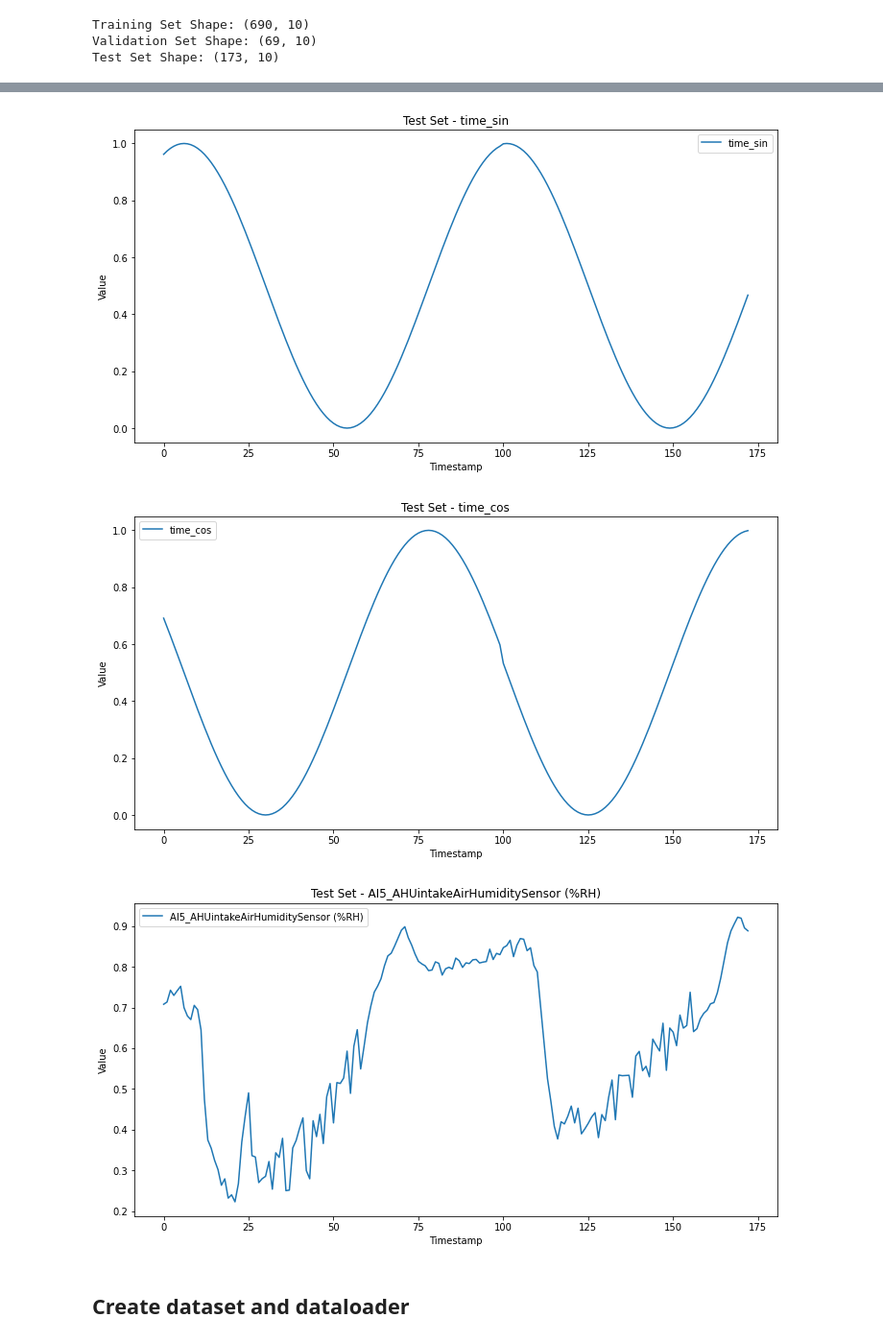
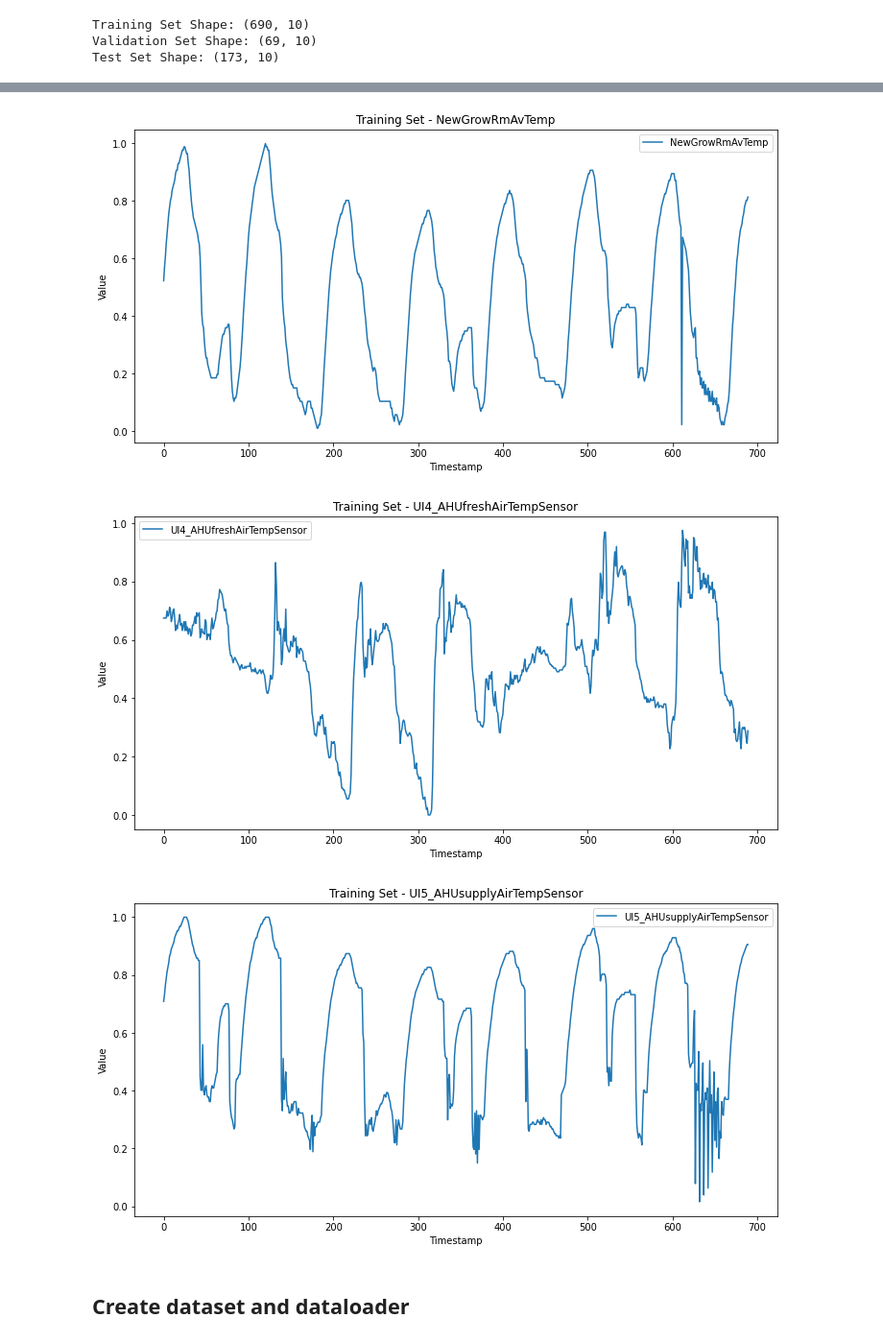
Before and after one commit to guodh321/Ventilation, a Jupyter notebook: 24-01/Test_2401.ipynb, the cells around one changed output, grey strips where cells are left out. Shown at 96% size. Cells and saved outputs as stored; diff of their text form; code cells hidden in the pictures.

```diff
--- a/24-01/Test_2401.ipynb
+++ b/24-01/Test_2401.ipynb
@@ -152,7 +152,7 @@ Validation Set Shape: (69, 10)
 Test Set Shape: (173, 10)
 # %%
 # Plot the first 3 columns for the training set
-for i in range(3):
+for i in range(9):
     plt.figure(figsize=(12, 6))
     plt.plot(data_train[:, i], label=column_names_list[i+1])
     plt.xlabel('Timestamp')
@@ -161,25 +161,25 @@ for i in range(3):
     plt.legend()
     plt.show()
 
-# Plot the first 3 columns for the validation set
-for i in range(3):
-    plt.figure(figsize=(12, 6))
-    plt.plot(data_val[:, i], label=column_names_list[i+1])
-    plt.xlabel('Timestamp')
-    plt.ylabel('Value')
-    plt.title(f'Validation Set - {column_names_list[i+1]}')
-    plt.legend()
-    plt.show()
+# # Plot the first 3 columns for the validation set
+# for i in range(3):
+#     plt.figure(figsize=(12, 6))
+#     plt.plot(data_val[:, i], label=column_names_list[i+1])
+#     plt.xlabel('Timestamp')
+#     plt.ylabel('Value')
+#     plt.title(f'Validation Set - {column_names_list[i+1]}')
+#     plt.legend()
+#     plt.show()
 
-# Plot the first 3 columns for the test set
-for i in range(3):
-    plt.figure(figsize=(12, 6))
-    plt.plot(data_test[:, i], label=column_names_list[i+1])
-    plt.xlabel('Timestamp')
-    plt.ylabel('Value')
-    plt.title(f'Test Set - {column_names_list[i+1]}')
-    plt.legend()
-    plt.show()
+# # Plot the first 3 columns for the test set
+# for i in range(3):
+#     plt.figure(figsize=(12, 6))
+#     plt.plot(data_test[:, i], label=column_names_list[i+1])
+#     plt.xlabel('Timestamp')
+#     plt.ylabel('Value')
+#     plt.title(f'Test Set - {column_names_list[i+1]}')
+#     plt.legend()
+#     plt.show()
 # %% [output]
 [figure]
 [figure]
@@ -190,6 +190,6 @@ for i in range(3):
-[figure, old version]
+[figure, new version]
-[figure, old version]
+[figure, new version]
-[figure, old version]
+[figure, new version]
 # %% [markdown]
 ## Create dataset and dataloader
 # %%
```
Also changed, not shown: parts of 38 cells of this notebook.
